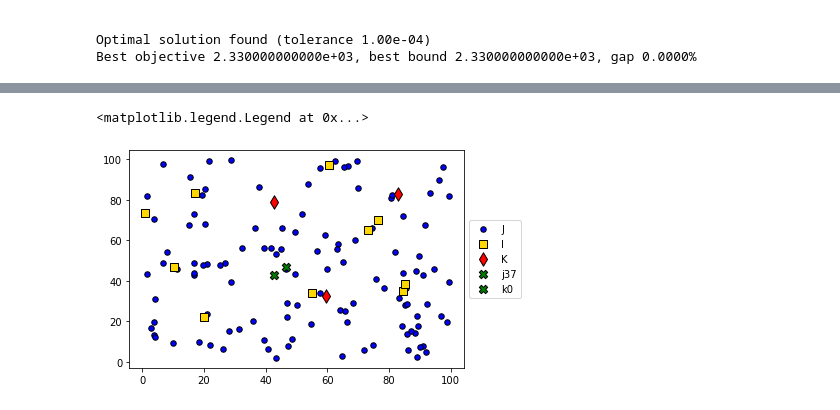
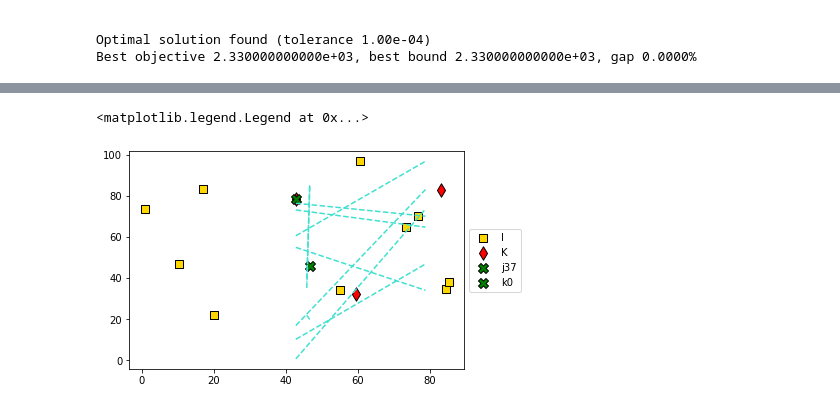
Before and after one commit to petrenaa/Master_Thesis_Drone_Specimen_Delivery, a Jupyter notebook: Specimen Delivery Project.ipynb, the cells around one changed output, grey strips where cells are left out. Cells and saved outputs as stored; diff of their text form; code cells hidden in the pictures.

Commit message:
Add lines to graph

```diff
--- a/Specimen Delivery Project.ipynb
+++ b/Specimen Delivery Project.ipynb
@@ -289,24 +289,30 @@ x_ikj[i9,k0,k0] 11
 y_j[j37] 1
 y_j[k0] 1
 # %%
-plt.scatter(J['Latitude'], J['Longtitude'], color = 'blue', edgecolors = 'black',
-            marker = 'o', s = 30, label = 'J')
+# plt.scatter(J['Latitude'], J['Longtitude'], color = 'blue', edgecolors = 'black',
+#             marker = 'o', s = 30, label = 'J')
 plt.scatter(I['Latitude'], I['Longtitude'], color = 'gold', edgecolors = 'black',
             marker = 's', s = 50, label = 'I')
 plt.scatter(K['Latitude'], K['Longtitude'], color = 'red', edgecolors = 'black',
             marker = 'd', s = 90, label = 'K')
 
 
 for v in model1.getVars():
     if v.xn > 0:
         if v.varName.startswith('y_j'):
-            index = v.varName[4:-1]
-            plt.scatter(J.loc[index, 'Latitude'], J.loc[index, 'Latitude'], color = 'green',
-                        edgecolors = 'black', s = 70, marker = 'X', label = index)
+            index_y = v.varName[4:-1]
+            plt.scatter(J.loc[index_y, 'Latitude'], J.loc[index_y, 'Longtitude'], color = 'green',
+                        edgecolors = 'black', s = 100, marker = 'X', label = index_y)
 
-
+for v in model1.getVars():
+    if v.xn > 0:
+        if v.varName.startswith('x_ikj'):
+            indices_x = v.varName[6:-1].split(',') #drop variable name and brackets and convert to a list of indices
+            plt.plot((J.loc[indices_x[2], 'Latitude'], J.loc[indices_x[2], 'Longtitude']),
+                     (I.loc[indices_x[0], 'Latitude'], I.loc[indices_x[0], 'Longtitude']),
+                     color = 'turquoise', linestyle = "--")
 
 plt.legend(loc='center left', bbox_to_anchor=(1, 0.5))
 # %% [output]
 <matplotlib.legend.Legend at 0x...>
-[figure, old version]
+[figure, new version]
```
Also changed, not shown: parts of 2 cells of this notebook.
